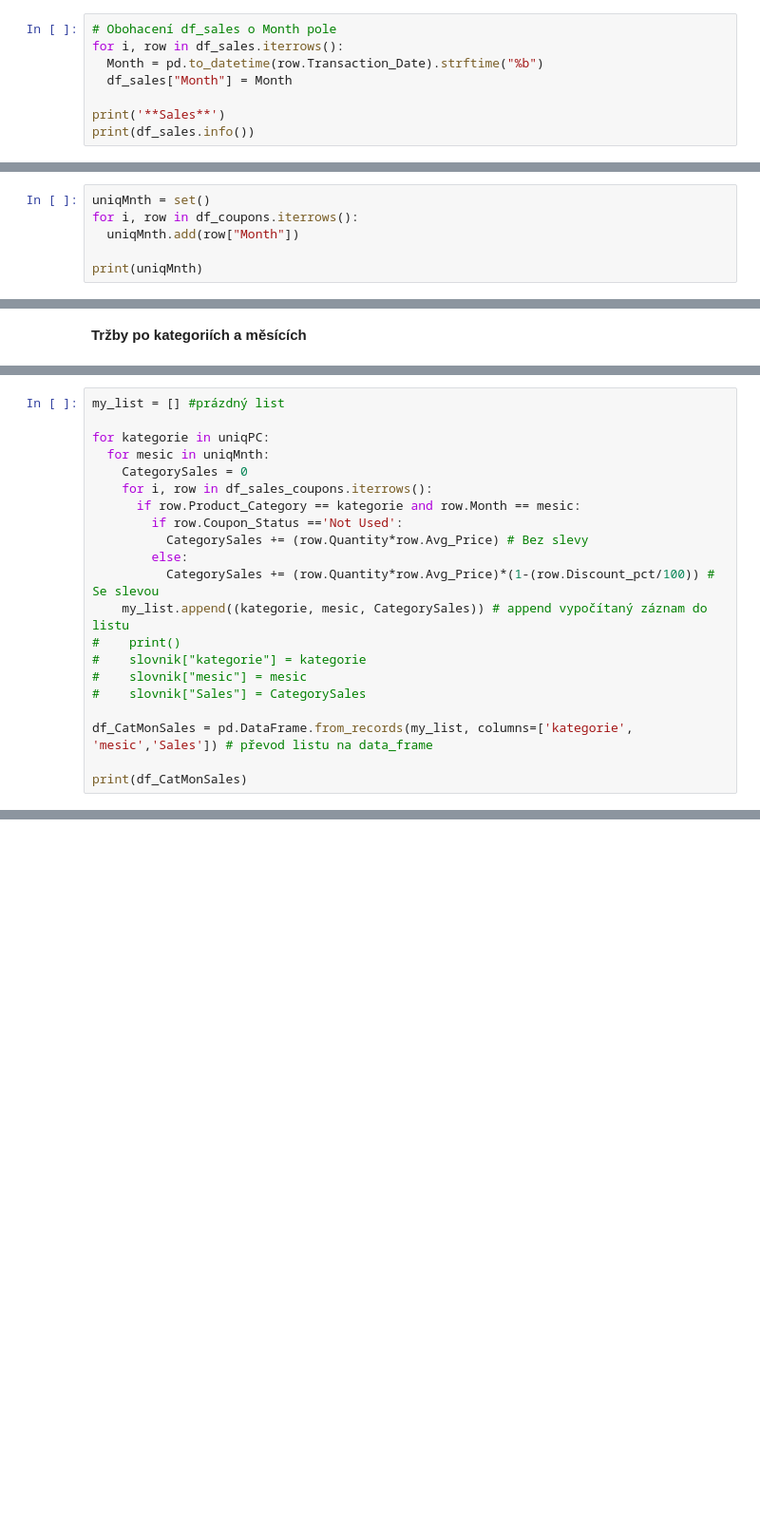
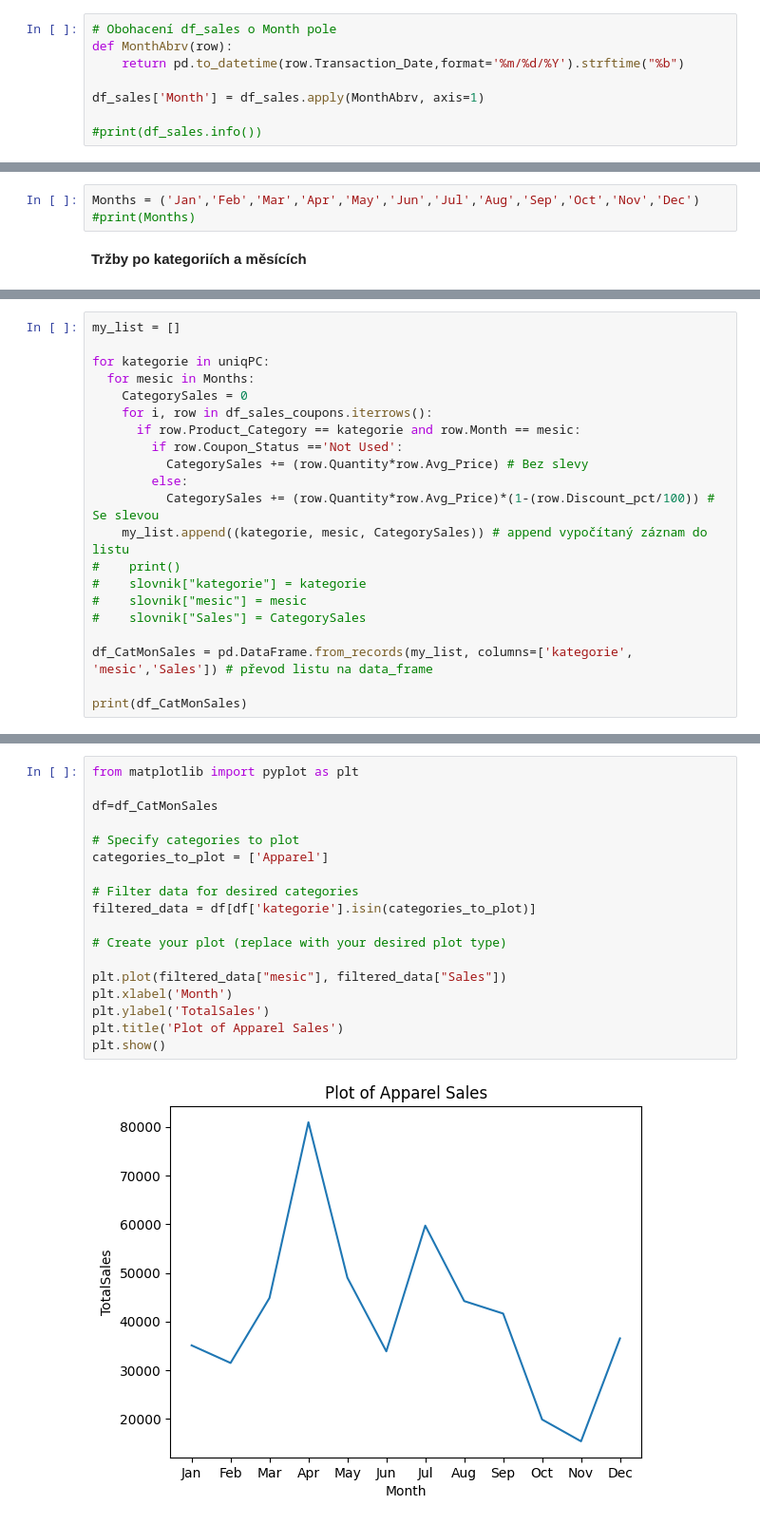
Before and after one commit to reznimat/ppzd_sp, a Jupyter notebook: semestralni_prace.ipynb, the cells around one changed output, grey strips where cells are left out. Shown at 95% size. Drawn from its saved outputs; the diff is of its cells as text; blank space fills up the shorter version.

```diff
--- a/semestralni_prace.ipynb
+++ b/semestralni_prace.ipynb
@@ -47,9 +47,9 @@ None
 **Obohacení df_sales o atribut Month (Date Abrv)**
 # %%
 # Obohacení df_sales o Month pole
-for i, row in df_sales.iterrows():
-  Month = pd.to_datetime(row.Transaction_Date).strftime("%b")
-  df_sales["Month"] = Month
+def MonthAbrv(row):
+    return pd.to_datetime(row.Transaction_Date,format='%m/%d/%Y').strftime("%b")
 
-print('**Sales**')
-print(df_sales.info())
+df_sales['Month'] = df_sales.apply(MonthAbrv, axis=1)
+
+#print(df_sales.info())
@@ -133,6 +126,0 @@ print(ApparelSales)
-# %%
-uniqMnth = set()
-for i, row in df_coupons.iterrows():
-  uniqMnth.add(row["Month"])
-
-print(uniqMnth)
@@ -141,2 +127,5 @@ print(uniqMnth)
+# %%
+Months = ('Jan','Feb','Mar','Apr','May','Jun','Jul','Aug','Sep','Oct','Nov','Dec')
+#print(Months)
 # %% [markdown]
 **Tržby po kategoriích a měsících**
@@ -143,8 +199,8 @@ print(uniqMnth)
 # %%
-my_list = [] #prázdný list
+my_list = []
 
 for kategorie in uniqPC:
-  for mesic in uniqMnth:
+  for mesic in Months:
     CategorySales = 0
     for i, row in df_sales_coupons.iterrows():
       if row.Product_Category == kategorie and row.Month == mesic:
@@ -182,0 +235,20 @@ print(df_CatMonSales)
+# %%
+from matplotlib import pyplot as plt
+
+df=df_CatMonSales
+
+# Specify categories to plot
+categories_to_plot = ['Apparel']
+
+# Filter data for desired categories
+filtered_data = df[df['kategorie'].isin(categories_to_plot)]
+
+# Create your plot (replace with your desired plot type)
+
+plt.plot(filtered_data["mesic"], filtered_data["Sales"])
+plt.xlabel('Month')
+plt.ylabel('TotalSales')
+plt.title('Plot of Apparel Sales')
+plt.show()
+# %% [output]
+[figure, added]
```
Also changed, not shown: parts of 12 cells of this notebook.
